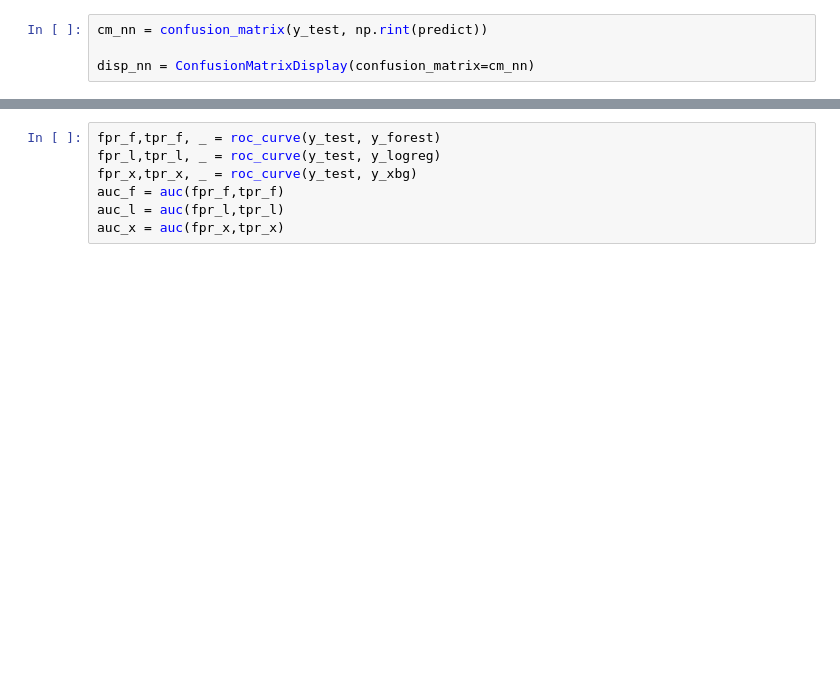
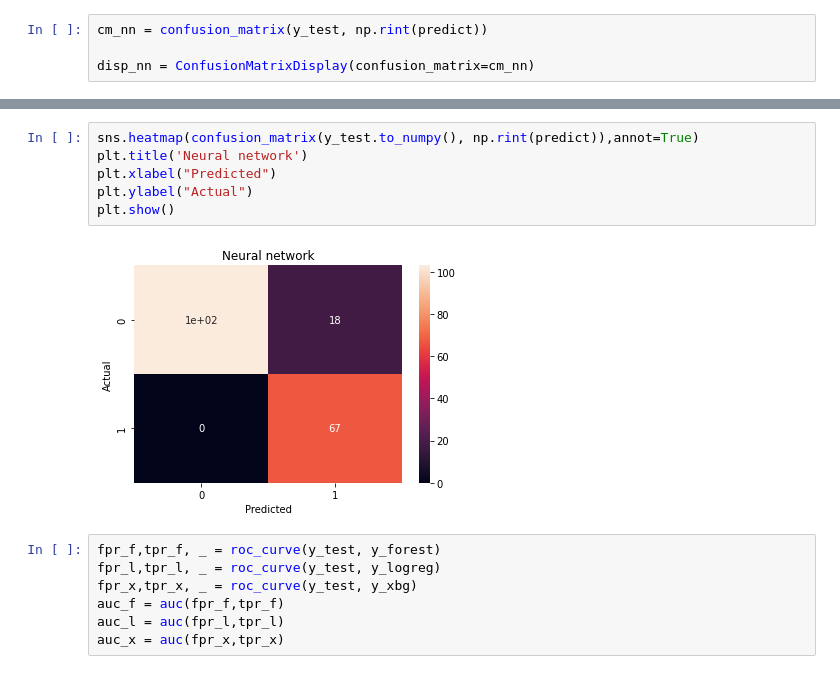
Before and after one commit to KurmangazyKarabekov/Breast-Cancer-classificatin, a Jupyter notebook: breast-cancer-classification.ipynb, the cells around one changed output, grey strips where cells are left out. Saved outputs shown, nothing was run; the diff lists cells and outputs as text; blank space fills up the shorter version.

```diff
--- a/breast-cancer-classification.ipynb
+++ b/breast-cancer-classification.ipynb
@@ -309,3 +305,11 @@ array([[112,   9],
+# %%
+sns.heatmap(confusion_matrix(y_test.to_numpy(), np.rint(predict)),annot=True)
+plt.title('Neural network')
+plt.xlabel("Predicted")
+plt.ylabel("Actual")
+plt.show()
+# %% [output]
+[figure, added]
 # %%
 fpr_f,tpr_f, _ = roc_curve(y_test, y_forest)
 fpr_l,tpr_l, _ = roc_curve(y_test, y_logreg)
```
Also changed, not shown: parts of 11 cells of this notebook.
